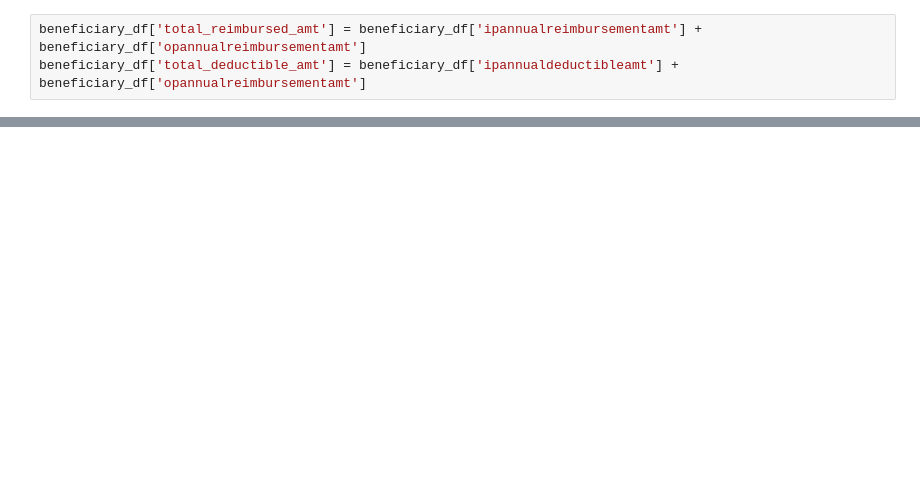
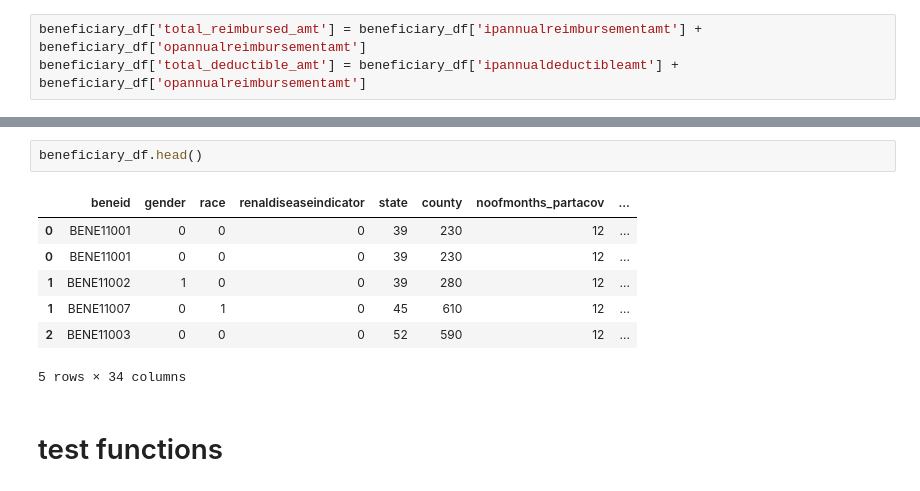
Before and after one commit to AswathyRadha100/Fraud_Detection_In_Healthcare, a Jupyter notebook: Workbooks/Ramiro/draft_health_care_fraud.ipynb, the cells around one changed output, grey strips where cells are left out. Drawn from its saved outputs; the diff is of its cells as text; blank space fills up the shorter version.

```diff
--- a/Workbooks/Ramiro/draft_health_care_fraud.ipynb
+++ b/Workbooks/Ramiro/draft_health_care_fraud.ipynb
@@ -555,0 +548,12 @@ train_beneficiary_df[train_beneficiary_df.DOD.isnull() == False]
+# %%
+beneficiary_df.head()
+# %% [output]
+|  | beneid | gender | race | renaldiseaseindicator | state | county | noofmonths_partacov | ... |
+| 0 | BENE11001 | 0 | 0 | 0 | 39 | 230 | 12 | ... |
+| 0 | BENE11001 | 0 | 0 | 0 | 39 | 230 | 12 | ... |
+| 1 | BENE11002 | 1 | 0 | 0 | 39 | 280 | 12 | ... |
+| 1 | BENE11007 | 0 | 1 | 0 | 45 | 610 | 12 | ... |
+| 2 | BENE11003 | 0 | 0 | 0 | 52 | 590 | 12 | ... |
+5 rows × 34 columns
+# %% [markdown]
+# test functions
```
Also changed, not shown: parts of 24 cells of this notebook.
